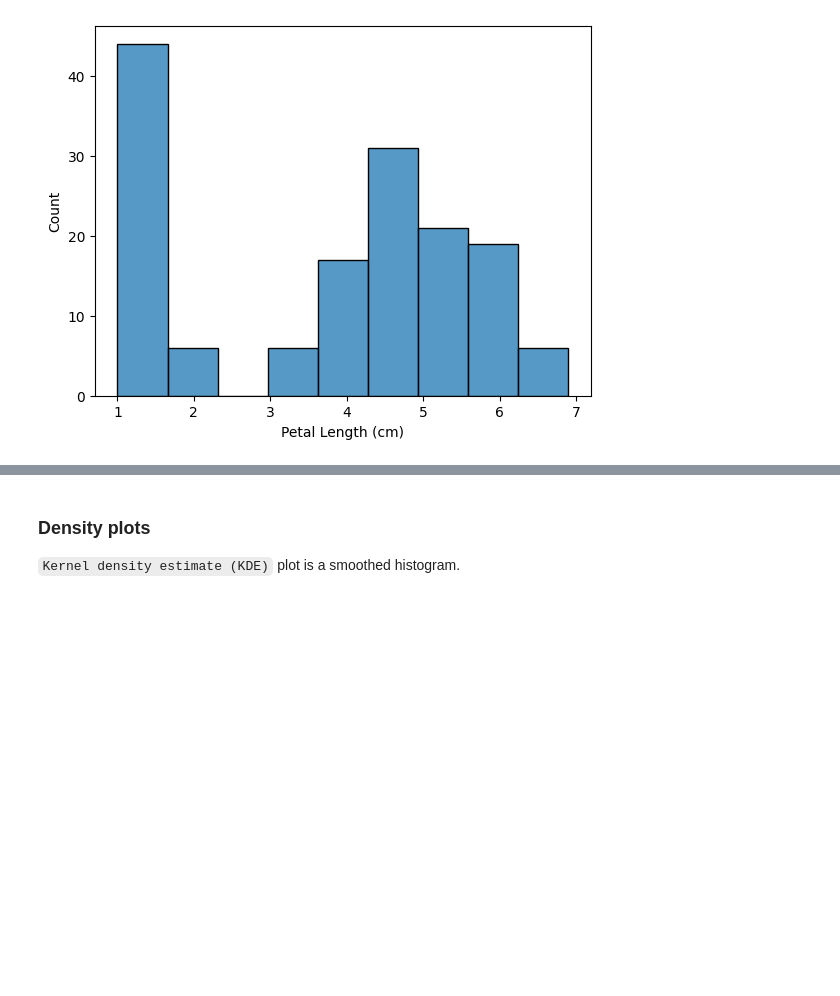
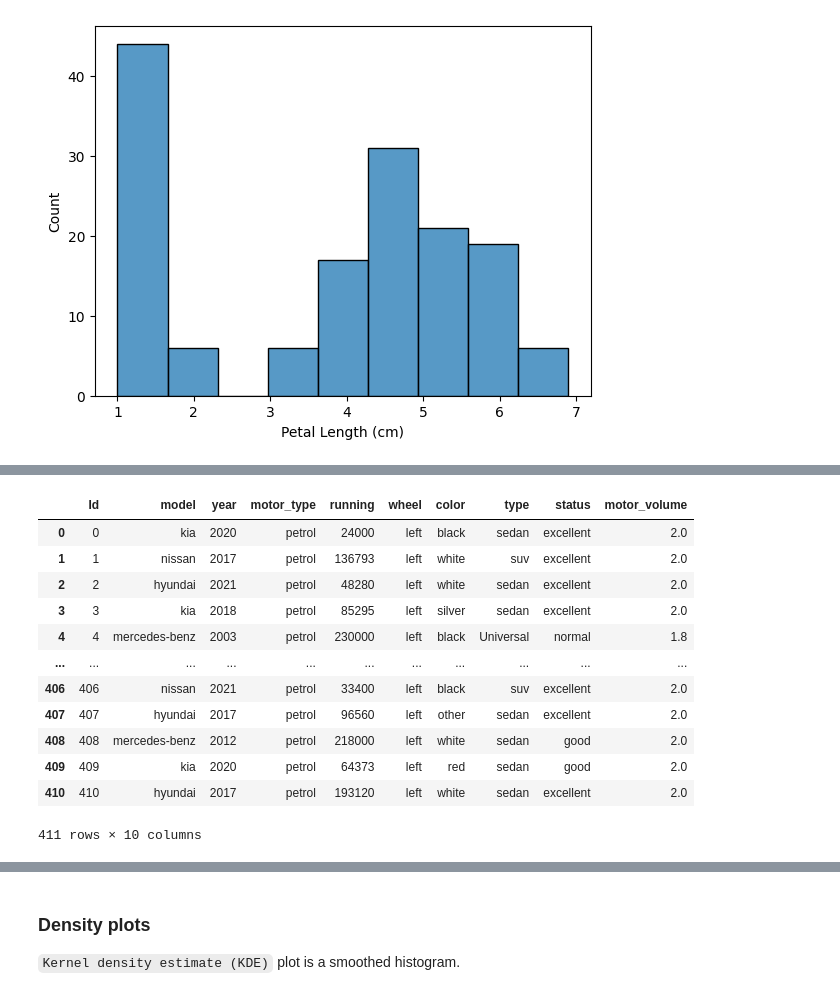
Before and after one commit to andersonliu/learn_ai, a Jupyter notebook: notebooks/data_visualization/visualization.ipynb, the cells around one changed output, grey strips where cells are left out. Cells and saved outputs as stored; diff of their text form; code cells hidden in the pictures; blank space fills up the shorter version.

```diff
--- a/notebooks/data_visualization/visualization.ipynb
+++ b/notebooks/data_visualization/visualization.ipynb
@@ -326,0 +339,28 @@ sns.histplot(
+# %%
+# convert miles into km
+def miles_to_km(x):
+    x = str(x)
+    x = x.replace(',', '')
+    if "miles" in x:
+        x = x.split("miles")[0]
+        x = 1.60934 * int(x)
+    else:
+        x = x.replace(" km", "")
+    return int(x)
+
+car_price_test['running'] = car_price_test['running'].apply(miles_to_km)
+car_price_test
+# %% [output]
+|  | Id | model | year | motor_type | running | wheel | color | type | status | motor_volume |
+| 0 | 0 | kia | 2020 | petrol | 24000 | left | black | sedan | excellent | 2.0 |
+| 1 | 1 | nissan | 2017 | petrol | 136793 | left | white | suv | excellent | 2.0 |
+| 2 | 2 | hyundai | 2021 | petrol | 48280 | left | white | sedan | excellent | 2.0 |
+| 3 | 3 | kia | 2018 | petrol | 85295 | left | silver | sedan | excellent | 2.0 |
+| 4 | 4 | mercedes-benz | 2003 | petrol | 230000 | left | black | Universal | normal | 1.8 |
+| ... | ... | ... | ... | ... | ... | ... | ... | ... | ... | ... |
+| 406 | 406 | nissan | 2021 | petrol | 33400 | left | black | suv | excellent | 2.0 |
+| 407 | 407 | hyundai | 2017 | petrol | 96560 | left | other | sedan | excellent | 2.0 |
+| 408 | 408 | mercedes-benz | 2012 | petrol | 218000 | left | white | sedan | good | 2.0 |
+| 409 | 409 | kia | 2020 | petrol | 64373 | left | red | sedan | good | 2.0 |
+| 410 | 410 | hyundai | 2017 | petrol | 193120 | left | white | sedan | excellent | 2.0 |
+411 rows × 10 columns
```
Also changed, not shown: parts of 5 cells of this notebook, 10 other files.
